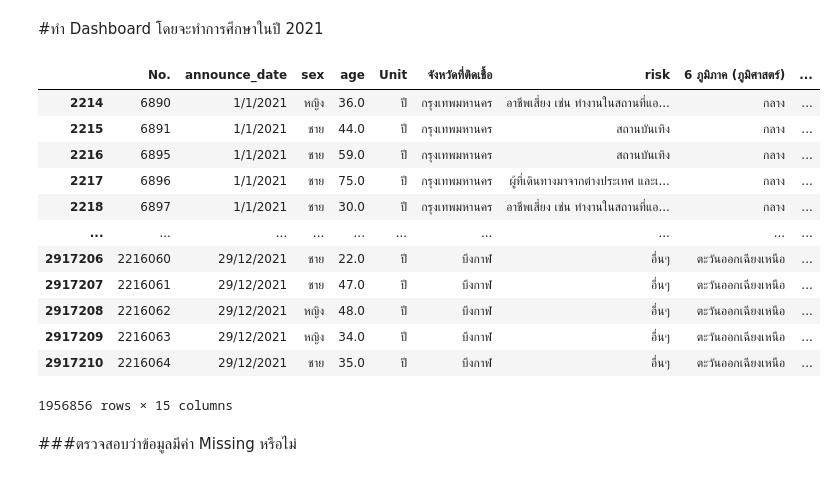
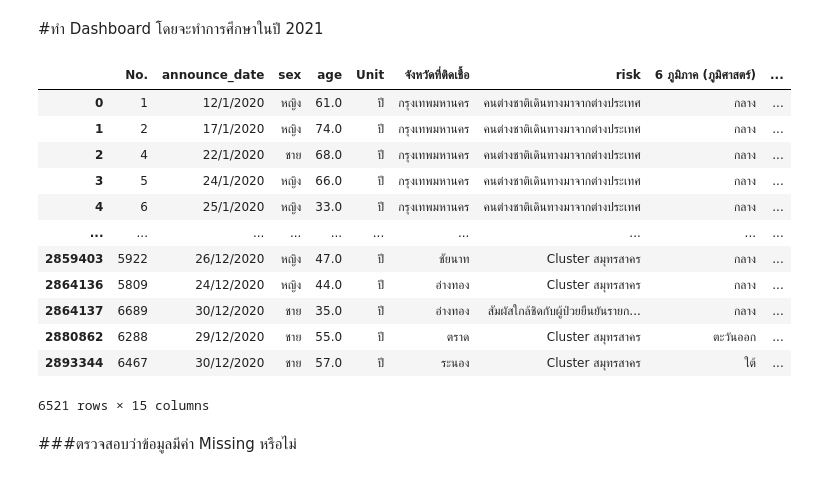
Before and after one commit to Wikanes-k/data_viz_2022, a Jupyter notebook: Project_Final.ipynb, the cells around one changed output. Drawn from its saved outputs; the diff is of its cells as text; code cells hidden in the pictures.

```diff
--- a/Project_Final.ipynb
+++ b/Project_Final.ipynb
@@ -266,6 +266,6 @@ dtype: bool
 # %% [markdown]
 ##ตารางจำนวนประชากรในประเทศไทย แยกตามพื้นที่
 # %%
-stat_64 = pd.read_excel(os.path.join(path,'stat_c64.xlsx'))
-stat_64
+stat_63 = pd.read_excel(os.path.join(path,'stat_c63.xlsx'))
+stat_63
 # %% [output]
@@ -284,5 +284,5 @@ stat_64
 78 rows × 7 columns
 # %%
-clean_stat = stat_64.rename(columns = {'ชื่อจังหวัด':'จังหวัดที่ติดเชื้อ'}) #ใช้คำสั่ง rename เปลี่ยน ชื่อจังหวัด เป็น จังหวัดที่ติดเชื่อ
+clean_stat = stat_63.rename(columns = {'ชื่อจังหวัด':'จังหวัดที่ติดเชื้อ'}) #ใช้คำสั่ง rename เปลี่ยน ชื่อจังหวัด เป็น จังหวัดที่ติดเชื่อ
 clean_stat
 # %% [output]
@@ -374,22 +374,22 @@ dtype: bool
 # %% [markdown]
 #ทำ Dashboard โดยจะทำการศึกษาในปี 2021
 # %%
-Final = data_total[data_total.announce_date.str.contains('2021')] #เลือกเฉพาะข้อมูลในปี 2021
+Final = data_total[data_total.announce_date.str.contains('2020')] #เลือกเฉพาะข้อมูลในปี 2021
 Final
 # %% [output]
 |  | No. | announce_date | sex | age | Unit | จังหวัดที่ติดเชื้อ | risk | 6 ภูมิภาค (ภูมิศาสตร์) | ... |
-| 2214 | 6890 | 1/1/2021 | หญิง | 36.0 | ปี | กรุงเทพมหานคร | อาชีพเสี่ยง เช่น ทำงานในสถานที่แอ... | กลาง | ... |
-| 2215 | 6891 | 1/1/2021 | ชาย | 44.0 | ปี | กรุงเทพมหานคร | สถานบันเทิง | กลาง | ... |
-| 2216 | 6895 | 1/1/2021 | ชาย | 59.0 | ปี | กรุงเทพมหานคร | สถานบันเทิง | กลาง | ... |
-| 2217 | 6896 | 1/1/2021 | ชาย | 75.0 | ปี | กรุงเทพมหานคร | ผู้ที่เดินทางมาจากต่างประเทศ และเ... | กลาง | ... |
-| 2218 | 6897 | 1/1/2021 | ชาย | 30.0 | ปี | กรุงเทพมหานคร | อาชีพเสี่ยง เช่น ทำงานในสถานที่แอ... | กลาง | ... |
+| 0 | 1 | 12/1/2020 | หญิง | 61.0 | ปี | กรุงเทพมหานคร | คนต่างชาติเดินทางมาจากต่างประเทศ | กลาง | ... |
+| 1 | 2 | 17/1/2020 | หญิง | 74.0 | ปี | กรุงเทพมหานคร | คนต่างชาติเดินทางมาจากต่างประเทศ | กลาง | ... |
+| 2 | 4 | 22/1/2020 | ชาย | 68.0 | ปี | กรุงเทพมหานคร | คนต่างชาติเดินทางมาจากต่างประเทศ | กลาง | ... |
+| 3 | 5 | 24/1/2020 | หญิง | 66.0 | ปี | กรุงเทพมหานคร | คนต่างชาติเดินทางมาจากต่างประเทศ | กลาง | ... |
+| 4 | 6 | 25/1/2020 | หญิง | 33.0 | ปี | กรุงเทพมหานคร | คนต่างชาติเดินทางมาจากต่างประเทศ | กลาง | ... |
 | ... | ... | ... | ... | ... | ... | ... | ... | ... | ... |
-| 2917206 | 2216060 | 29/12/2021 | ชาย | 22.0 | ปี | บึงกาฬ | อื่นๆ | ตะวันออกเฉียงเหนือ | ... |
-| 2917207 | 2216061 | 29/12/2021 | ชาย | 47.0 | ปี | บึงกาฬ | อื่นๆ | ตะวันออกเฉียงเหนือ | ... |
-| 2917208 | 2216062 | 29/12/2021 | หญิง | 48.0 | ปี | บึงกาฬ | อื่นๆ | ตะวันออกเฉียงเหนือ | ... |
-| 2917209 | 2216063 | 29/12/2021 | หญิง | 34.0 | ปี | บึงกาฬ | อื่นๆ | ตะวันออกเฉียงเหนือ | ... |
-| 2917210 | 2216064 | 29/12/2021 | ชาย | 35.0 | ปี | บึงกาฬ | อื่นๆ | ตะวันออกเฉียงเหนือ | ... |
+| 2859403 | 5922 | 26/12/2020 | หญิง | 47.0 | ปี | ชัยนาท | Cluster สมุทรสาคร | กลาง | ... |
+| 2864136 | 5809 | 24/12/2020 | หญิง | 44.0 | ปี | อ่างทอง | Cluster สมุทรสาคร | กลาง | ... |
+| 2864137 | 6689 | 30/12/2020 | ชาย | 35.0 | ปี | อ่างทอง | สัมผัสใกล้ชิดกับผู้ป่วยยืนยันรายก... | กลาง | ... |
+| 2880862 | 6288 | 29/12/2020 | ชาย | 55.0 | ปี | ตราด | Cluster สมุทรสาคร | ตะวันออก | ... |
+| 2893344 | 6467 | 30/12/2020 | ชาย | 57.0 | ปี | ระนอง | Cluster สมุทรสาคร | ใต้ | ... |
-1956856 rows × 15 columns
+6521 rows × 15 columns
 # %% [markdown]
 ###ตรวจสอบว่าข้อมูลมีค่า Missing หรือไม่
 # %%
```
Also changed, not shown: parts of 3 cells of this notebook.
